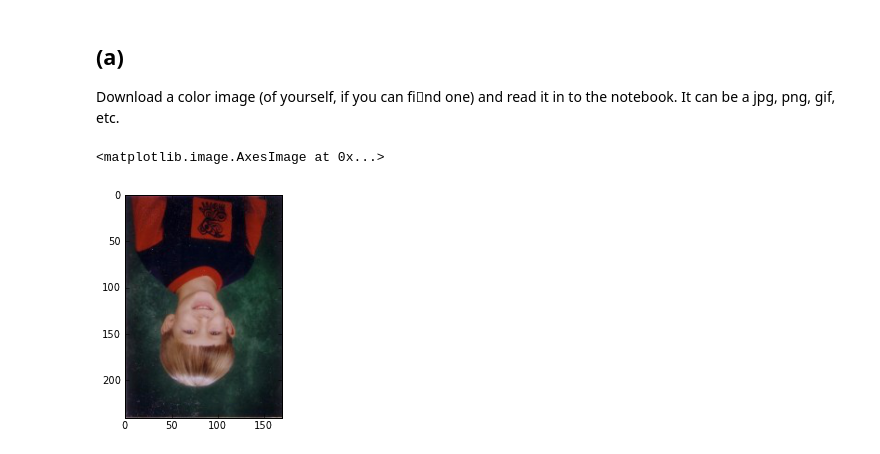
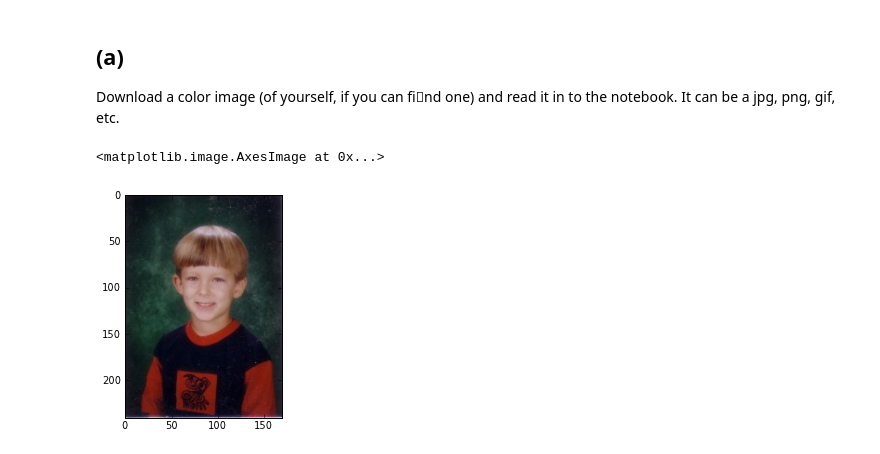
Before and after one commit to ssteeper/PHYS-202-13, a Jupyter notebook: week2/numpy ex1.ipynb, the cells around one changed output. Cells and saved outputs as stored; diff of their text form; code cells hidden in the pictures.

Commit message:
finishing numpyex1 at home

```diff
--- a/week2/numpy ex1.ipynb
+++ b/week2/numpy ex1.ipynb
@@ -272,8 +272,13 @@
 It can be a jpg, png, gif, etc.
-# %%
-img = imread('/Network/Servers/cp-file-home.cp-calpoly.edu/studentHome$/user/ssteeper/Desktop/stan.jpg'
-)
-imshow(img)
-# %% [output]
-<matplotlib.image.AxesImage at 0x...>
-[figure, removed]
+# %%
+from Image import *
+from numpy import *
+
+img = imread('/home/ssteeper/Pictures/stan.jpg'
+)
+img = rot90(img)
+img = rot90(img)
+imshow(img)
+# %% [output]
+<matplotlib.image.AxesImage at 0x...>
+[figure, added]
```
Also changed, not shown: parts of 9 cells of this notebook, 1 other file.
